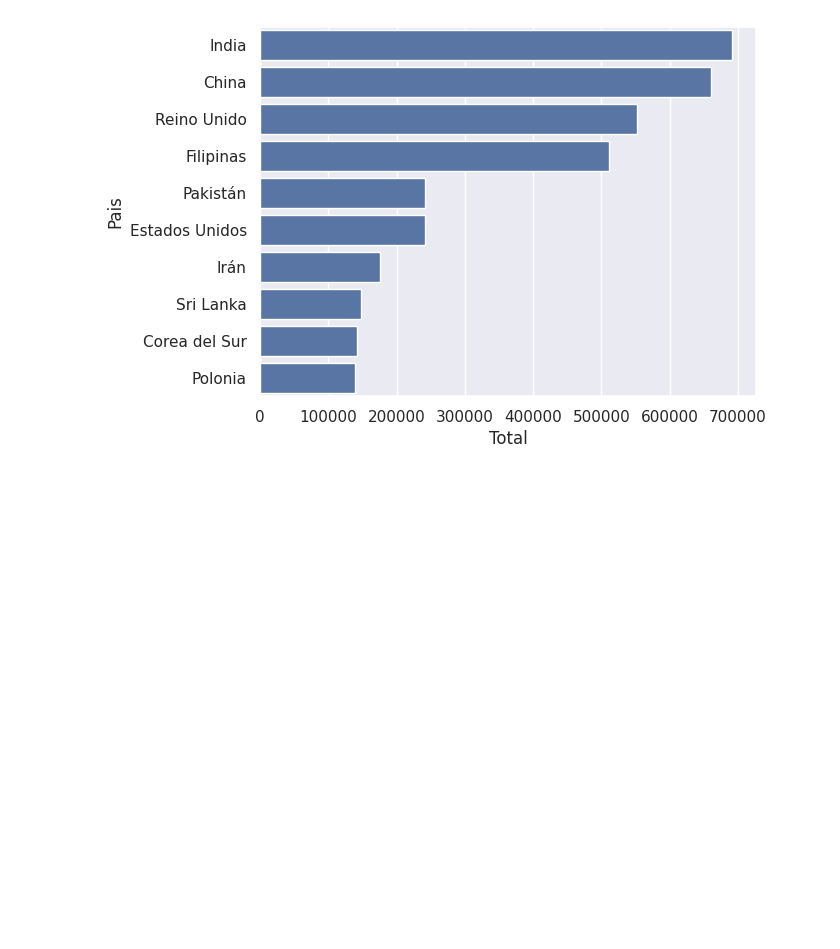
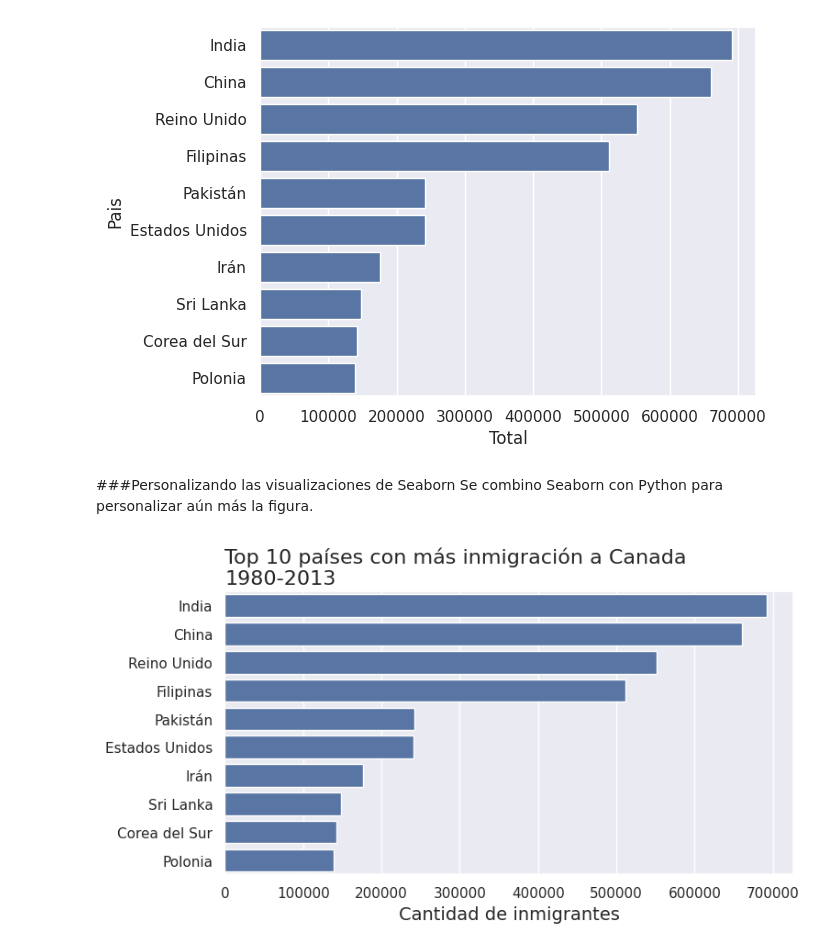
Before and after one commit to JLuceroVasquez/visualizacion-de-datos-con-bibliotecas-de-python, a Jupyter notebook: visualizacion_de_datos_con_python.ipynb, the cells around one changed output. Saved outputs shown, nothing was run; the diff lists cells and outputs as text; code cells hidden in the pictures; blank space fills up the shorter version.

```diff
--- a/visualizacion_de_datos_con_python.ipynb
+++ b/visualizacion_de_datos_con_python.ipynb
@@ -747,3 +720,22 @@ sns.barplot(data=df_inmigraciontop10, x='Total',y=df_inmigraciontop10.index, ori
 plt.show()
 # %% [output]
 [figure]
+# %% [markdown]
+###Personalizando las visualizaciones de Seaborn
+Se combino Seaborn con Python para personalizar aún más la figura.
+# %%
+#Se crea el lienzo y eje asignando ambos a variables.
+fig, ax = plt.subplots(figsize=(8,4))
+
+#Se agregan los datos al eje, creando un gráfico de barras horizontal.
+ax = sns.barplot(data = df_inmigraciontop10, x = 'Total', y = df_inmigraciontop10.index, orient='h')
+
+#Se personaliza el tamaño y ubicación de los textos con Maplotlib.
+ax.set_title('Top 10 países con más inmigración a Canada\n1980-2013', loc='left', fontsize=16)
+ax.set_xlabel('Cantidad de inmigrantes', fontsize=14)
+ax.set_ylabel('')
+
+#Mostramos únicamente la figura.
+plt.show()
+# %% [output]
+[figure, added]
```
Also changed, not shown: parts of 7 cells of this notebook.
